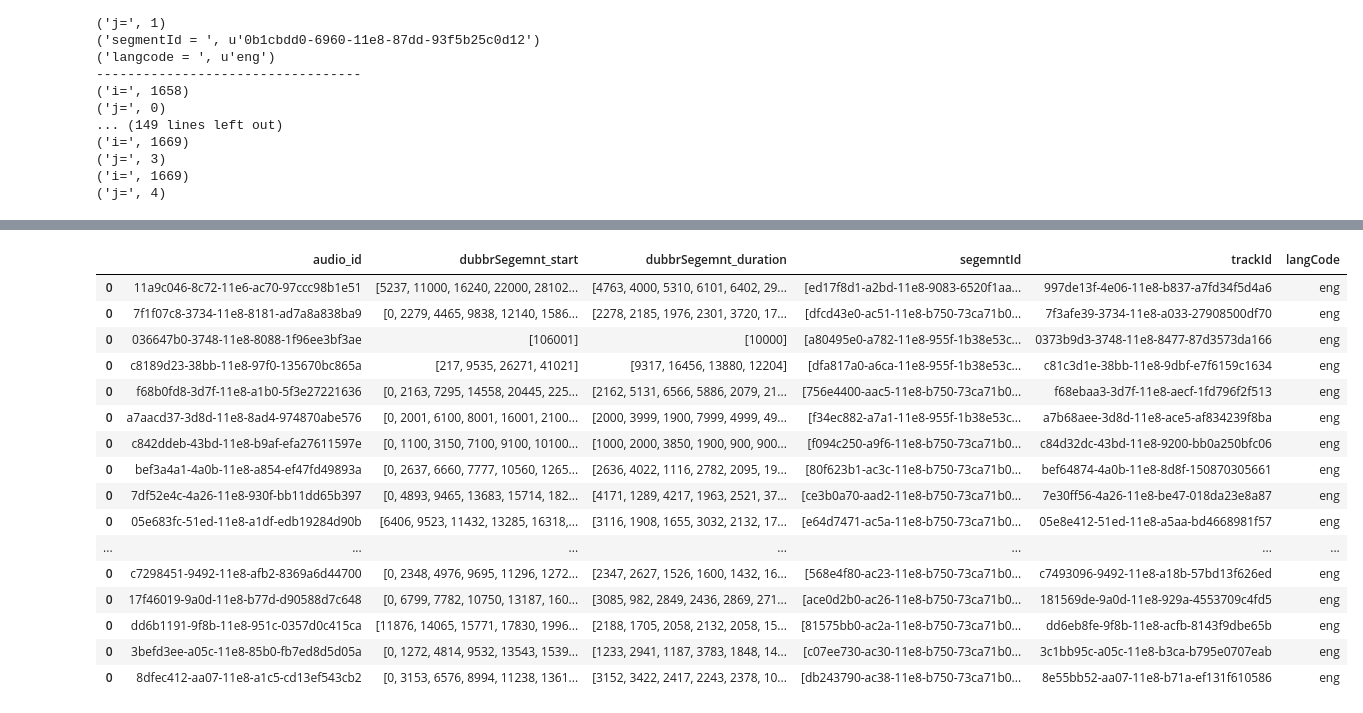
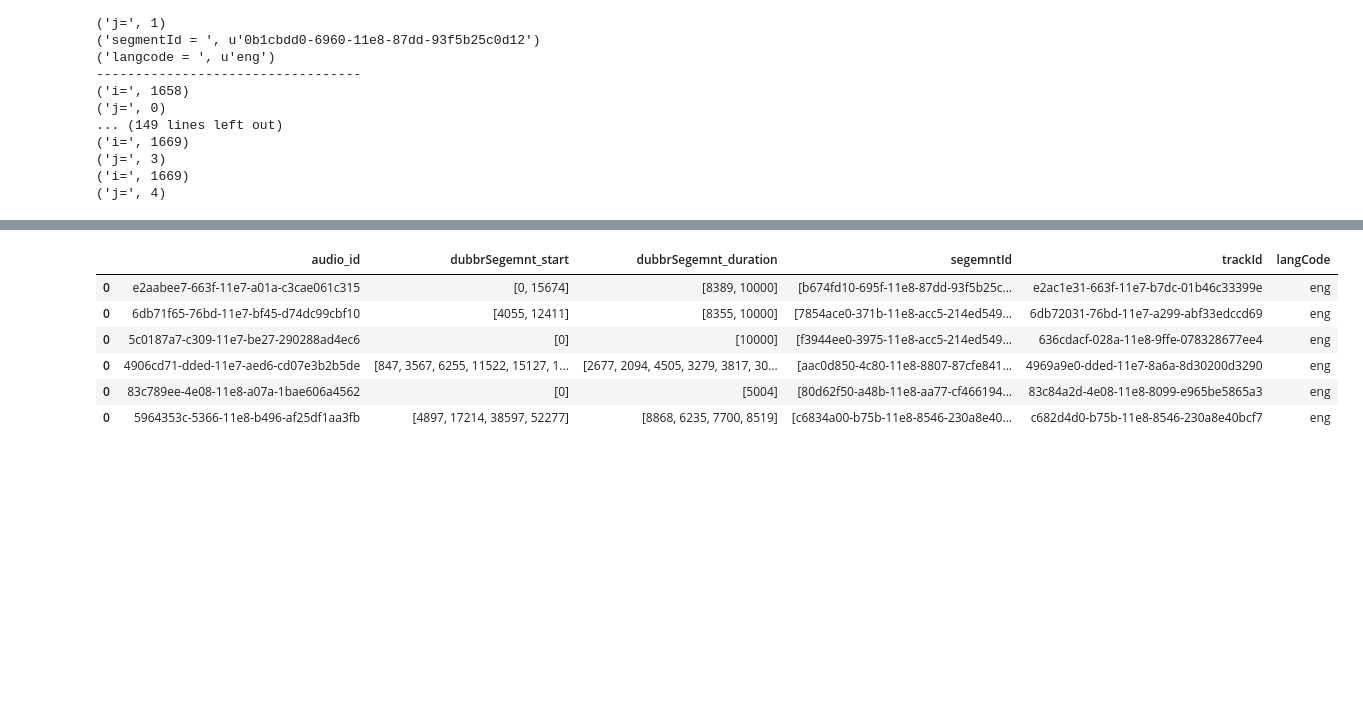
Before and after one commit to megharangaswamy/Deepspeech_alugha, a Jupyter notebook: audio_download_conversion_segment_split_deepspeech_test_with_langauge_code.ipynb, the cells around one changed output, grey strips where cells are left out. Cells and saved outputs as stored; diff of their text form; code cells hidden in the pictures; blank space fills up the shorter version.

```diff
--- a/audio_download_conversion_segment_split_deepspeech_test_with_langauge_code.ipynb
+++ b/audio_download_conversion_segment_split_deepspeech_test_with_langauge_code.ipynb
@@ -39,8 +39,8 @@ import scipy.io.wavfile as wav
 """
 download video from the json file information. extracting required link and download all the audio files
 """
-if(False):
-    with open('/home/megha/1_audio_current/0_curl_output_dubbr_final_production.txt', 'r') as f:#file name which has json data - check that number
+if(True):
+    with open('/media/home/megha/1_audio_current/0_curl_output_dubbr_final_with_langCode.txt', 'r') as f:#file name which has json data - check that number
         my_json = json.load(f)
     for i in range(len(my_json['data']['videos'])):
     #for i in range(25):
@@ -53,7 +53,7 @@ if(False):
                     #print "format =",audio_format
                     url_path = my_json['data']['videos'][i]['track']['asset']['representations'][j]['href']
                     #print "link   = ",url_path
-                    DOWNLOAD_DIR = '/home/megha/1_audio_current/audio_mp4_wav_production' #...replace this with the destination for the audio files to download
+                    DOWNLOAD_DIR = '/media/home/megha/1_audio_current/audio_mp4_wav_test_with_langCode' #...replace this with the destination for the audio files to download
                     #...FN = file name
                     if(False):
                         FN_firstPart = url_path.split('/')[-2]
@@ -170,41 +188,43 @@ directly from json file
 """
 
 df = pd.DataFrame(columns=['A','B','C','D','E','F'])
-with open('/home/megha/1_audio_current/0_curl_output_dubbr_final_production.txt', 'r') as f:#file name which has json data - check that number
+with open('/media/home/megha/1_audio_current/0_curl_output_dubbr_final_with_langCode.txt', 'r') as f:#file name which has json data - check that number
     my_json = json.load(f)
 for i in range(len(my_json['data']['videos'])):
-    #print(len(my_json['data']['videos'][i]['dubbrSegments']))
-    if len(my_json['data']['videos'][i]['dubbrSegments'])>0:
-        audio_id = my_json['data']['videos'][i]['id']
-        dubbrSeg_start_array = []
-        dubbrSeg_duration_array = []
-        segmentId_array = []
-        for j in range(len(my_json['data']['videos'][i]['dubbrSegments'])):
-            dubbrSeg_start = my_json['data']['videos'][i]['dubbrSegments'][j]['start']
-            dubbrSeg_duration =  my_json['data']['videos'][i]['dubbrSegments'][j]['duration']
-            for k in range(len(my_json['data']['videos'][i]['dubbrSegments'][j]['meta'])):
-                if(my_json['data']['videos'][i]['dubbrSegments'][j]['meta'][k]['track']['langCode'] == 'eng'):
-                    segmentId = my_json['data']['videos'][i]['dubbrSegments'][j]['meta'][k]['id']
-            dubbrSeg_start_array.append(dubbrSeg_start)
-            dubbrSeg_duration_array.append(dubbrSeg_duration)
-            segmentId_array.append(segmentId)
-            segmentId_array = ast.literal_eval(json.dumps(segmentId_array)) # to remove u'
-            #print('segmentId = ' , segmentId)
-            #print('start =', dubbrSeg_start)
-            #print('duration',dubbrSeg_duration)
-        track = my_json['data']['videos'][i]['track']
-        langCode = track['langCode']
-        trackId = track['id']
-        print('--------------------------------------------------------')
-        print(audio_id)
-        print(dubbrSeg_start_array)
-        print(dubbrSeg_duration_array)
-        print(segmentId_array)
-        print(trackId)
-        print(langCode)
-        print('--------------------------------------------------------')
-        df2 = pd.DataFrame([[audio_id,dubbrSeg_start_array,dubbrSeg_duration_array,segmentId_array,trackId,langCode]], columns=list('ABCDEF'))
-        df = df.append(df2)
+    if(my_json['data']['videos'][i]['track']['langCode'] == 'eng'):# restricting videos whithout english tracks
+        #print(len(my_json['data']['videos'][i]['dubbrSegments']))
+        if len(my_json['data']['videos'][i]['dubbrSegments'])>0:
+            audio_id = my_json['data']['videos'][i]['id']
+            dubbrSeg_start_array = []
+            dubbrSeg_duration_array = []
+            segmentId_array = []
+            for j in range(len(my_json['data']['videos'][i]['dubbrSegments'])):
+                dubbrSeg_start = my_json['data']['videos'][i]['dubbrSegments'][j]['start']
+                dubbrSeg_duration =  my_json['data']['videos'][i]['dubbrSegments'][j]['duration']
+                for k in range(len(my_json['data']['videos'][i]['dubbrSegments'][j]['meta'])):
+                    if(my_json['data']['videos'][i]['dubbrSegments'][j]['meta'][k]['track']['langCode'] == 'eng'):
+                        segmentId = my_json['data']['videos'][i]['dubbrSegments'][j]['meta'][k]['id']
+                dubbrSeg_start_array.append(dubbrSeg_start)
+                dubbrSeg_duration_array.append(dubbrSeg_duration)
+                segmentId_array.append(segmentId)
+                segmentId_array = ast.literal_eval(json.dumps(segmentId_array)) # to remove u'
+                #print('segmentId = ' , segmentId)
+                #print('start =', dubbrSeg_start)
+                #print('duration',dubbrSeg_duration)
+            track = my_json['data']['videos'][i]['track']
+            langCode = track['langCode']
+            trackId = track['id']
+            print('--------------------------------------------------------')
+            print(audio_id)
+            print(dubbrSeg_start_array)
+            print(dubbrSeg_duration_array)
+            print(segmentId_array)
+            print(trackId)
+            print(langCode)
+            print('--------------------------------------------------------')
+            df2 = pd.DataFrame([[audio_id,dubbrSeg_start_array,dubbrSeg_duration_array,segmentId_array,trackId,langCode]], columns=list('ABCDEF'))
+            df = df.append(df2)
+
 
 df = df.rename(index=str, columns={"A": "audio_id", "B": "dubbrSegemnt_start","C" : "dubbrSegemnt_duration","D" : "segemntId","E" : "trackId","F": "langCode"})
 df
@@ -227,22 +247,12 @@ eng
 eng
 --------------------------------------------------------
 |  | audio_id | dubbrSegemnt_start | dubbrSegemnt_duration | segemntId | trackId | langCode |
-| 0 | 11a9c046-8c72-11e6-ac70-97ccc98b1e51 | [5237, 11000, 16240, 22000, 28102... | [4763, 4000, 5310, 6101, 6402, 29... | [ed17f8d1-a2bd-11e8-9083-6520f1aa... | 997de13f-4e06-11e8-b837-a7fd34f5d4a6 | eng |
-| 0 | 7f1f07c8-3734-11e8-8181-ad7a8a838ba9 | [0, 2279, 4465, 9838, 12140, 1586... | [2278, 2185, 1976, 2301, 3720, 17... | [dfcd43e0-ac51-11e8-b750-73ca71b0... | 7f3afe39-3734-11e8-a033-27908500df70 | eng |
-| 0 | 036647b0-3748-11e8-8088-1f96ee3bf3ae | [106001] | [10000] | [a80495e0-a782-11e8-955f-1b38e53c... | 0373b9d3-3748-11e8-8477-87d3573da166 | eng |
-| 0 | c8189d23-38bb-11e8-97f0-135670bc865a | [217, 9535, 26271, 41021] | [9317, 16456, 13880, 12204] | [dfa817a0-a6ca-11e8-955f-1b38e53c... | c81c3d1e-38bb-11e8-9dbf-e7f6159c1634 | eng |
-| 0 | f68b0fd8-3d7f-11e8-a1b0-5f3e27221636 | [0, 2163, 7295, 14558, 20445, 225... | [2162, 5131, 6566, 5886, 2079, 21... | [756e4400-aac5-11e8-b750-73ca71b0... | f68ebaa3-3d7f-11e8-aecf-1fd796f2f513 | eng |
-| 0 | a7aacd37-3d8d-11e8-8ad4-974870abe576 | [0, 2001, 6100, 8001, 16001, 2100... | [2000, 3999, 1900, 7999, 4999, 49... | [f34ec882-a7a1-11e8-955f-1b38e53c... | a7b68aee-3d8d-11e8-ace5-af834239f8ba | eng |
-| 0 | c842ddeb-43bd-11e8-b9af-efa27611597e | [0, 1100, 3150, 7100, 9100, 10100... | [1000, 2000, 3850, 1900, 900, 900... | [f094c250-a9f6-11e8-b750-73ca71b0... | c84d32dc-43bd-11e8-9200-bb0a250bfc06 | eng |
-| 0 | bef3a4a1-4a0b-11e8-a854-ef47fd49893a | [0, 2637, 6660, 7777, 10560, 1265... | [2636, 4022, 1116, 2782, 2095, 19... | [80f623b1-ac3c-11e8-b750-73ca71b0... | bef64874-4a0b-11e8-8d8f-150870305661 | eng |
-| 0 | 7df52e4c-4a26-11e8-930f-bb11dd65b397 | [0, 4893, 9465, 13683, 15714, 182... | [4171, 1289, 4217, 1963, 2521, 37... | [ce3b0a70-aad2-11e8-b750-73ca71b0... | 7e30ff56-4a26-11e8-be47-018da23e8a87 | eng |
-| 0 | 05e683fc-51ed-11e8-a1df-edb19284d90b | [6406, 9523, 11432, 13285, 16318,... | [3116, 1908, 1655, 3032, 2132, 17... | [e64d7471-ac5a-11e8-b750-73ca71b0... | 05e8e412-51ed-11e8-a5aa-bd4668981f57 | eng |
-| ... | ... | ... | ... | ... | ... | ... |
-| 0 | c7298451-9492-11e8-afb2-8369a6d44700 | [0, 2348, 4976, 9695, 11296, 1272... | [2347, 2627, 1526, 1600, 1432, 16... | [568e4f80-ac23-11e8-b750-73ca71b0... | c7493096-9492-11e8-a18b-57bd13f626ed | eng |
-| 0 | 17f46019-9a0d-11e8-b77d-d90588d7c648 | [0, 6799, 7782, 10750, 13187, 160... | [3085, 982, 2849, 2436, 2869, 271... | [ace0d2b0-ac26-11e8-b750-73ca71b0... | 181569de-9a0d-11e8-929a-4553709c4fd5 | eng |
-| 0 | dd6b1191-9f8b-11e8-951c-0357d0c415ca | [11876, 14065, 15771, 17830, 1996... | [2188, 1705, 2058, 2132, 2058, 15... | [81575bb0-ac2a-11e8-b750-73ca71b0... | dd6eb8fe-9f8b-11e8-acfb-8143f9dbe65b | eng |
-| 0 | 3befd3ee-a05c-11e8-85b0-fb7ed8d5d05a | [0, 1272, 4814, 9532, 13543, 1539... | [1233, 2941, 1187, 3783, 1848, 14... | [c07ee730-ac30-11e8-b750-73ca71b0... | 3c1bb95c-a05c-11e8-b3ca-b795e0707eab | eng |
-| 0 | 8dfec412-aa07-11e8-a1c5-cd13ef543cb2 | [0, 3153, 6576, 8994, 11238, 1361... | [3152, 3422, 2417, 2243, 2378, 10... | [db243790-ac38-11e8-b750-73ca71b0... | 8e55bb52-aa07-11e8-b71a-ef131f610586 | eng |
+| 0 | e2aabee7-663f-11e7-a01a-c3cae061c315 | [0, 15674] | [8389, 10000] | [b674fd10-695f-11e8-87dd-93f5b25c... | e2ac1e31-663f-11e7-b7dc-01b46c33399e | eng |
+| 0 | 6db71f65-76bd-11e7-bf45-d74dc99cbf10 | [4055, 12411] | [8355, 10000] | [7854ace0-371b-11e8-acc5-214ed549... | 6db72031-76bd-11e7-a299-abf33edccd69 | eng |
+| 0 | 5c0187a7-c309-11e7-be27-290288ad4ec6 | [0] | [10000] | [f3944ee0-3975-11e8-acc5-214ed549... | 636cdacf-028a-11e8-9ffe-078328677ee4 | eng |
+| 0 | 4906cd71-dded-11e7-aed6-cd07e3b2b5de | [847, 3567, 6255, 11522, 15127, 1... | [2677, 2094, 4505, 3279, 3817, 30... | [aac0d850-4c80-11e8-8807-87cfe841... | 4969a9e0-dded-11e7-8a6a-8d30200d3290 | eng |
+| 0 | 83c789ee-4e08-11e8-a07a-1bae606a4562 | [0] | [5004] | [80d62f50-a48b-11e8-aa77-cf466194... | 83c84a2d-4e08-11e8-8099-e965be5865a3 | eng |
+| 0 | 5964353c-5366-11e8-b496-af25df1aa3fb | [4897, 17214, 38597, 52277] | [8868, 6235, 7700, 8519] | [c6834a00-b75b-11e8-8546-230a8e40... | c682d4d0-b75b-11e8-8546-230a8e40bcf7 | eng |
 # %%
 #5) spliting audio files according to segment informations
 """
```
Also changed, not shown: parts of 11 cells of this notebook.
